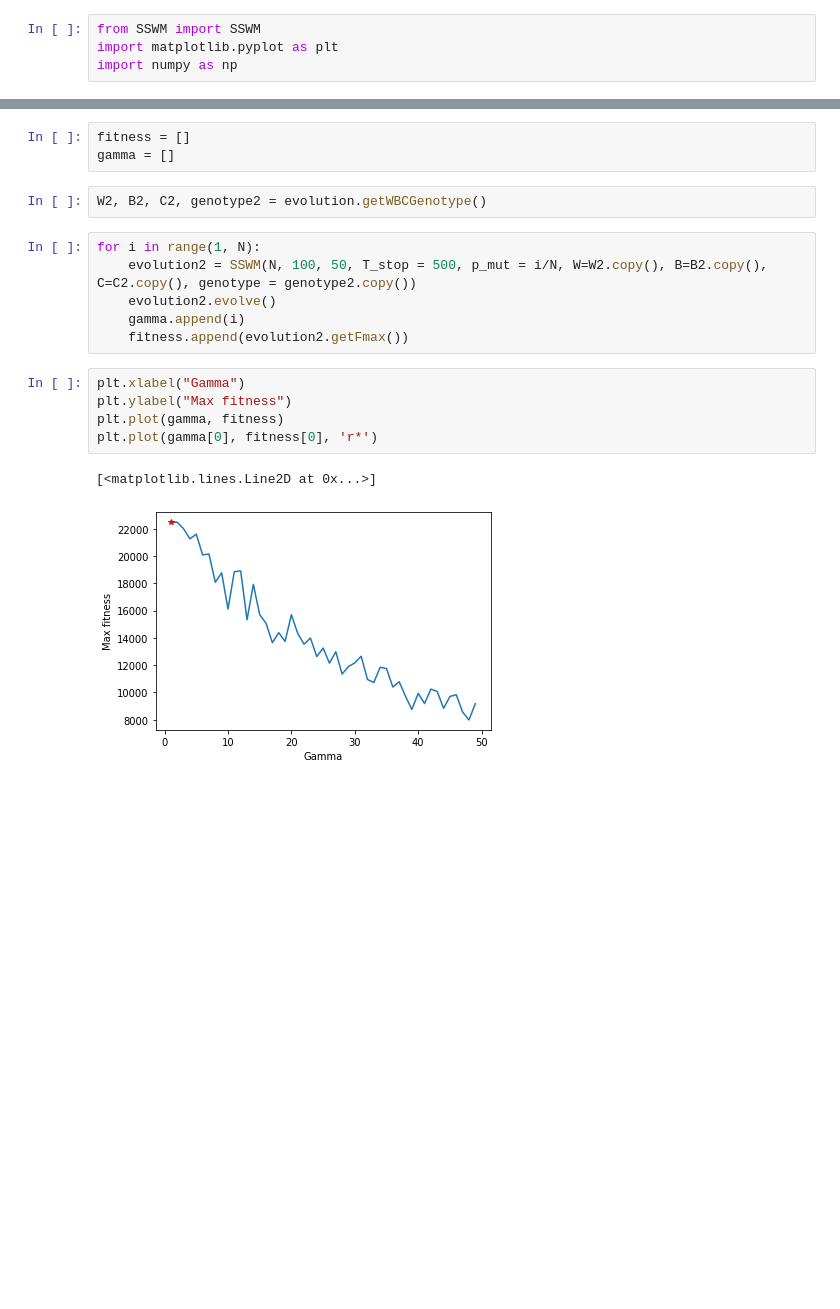
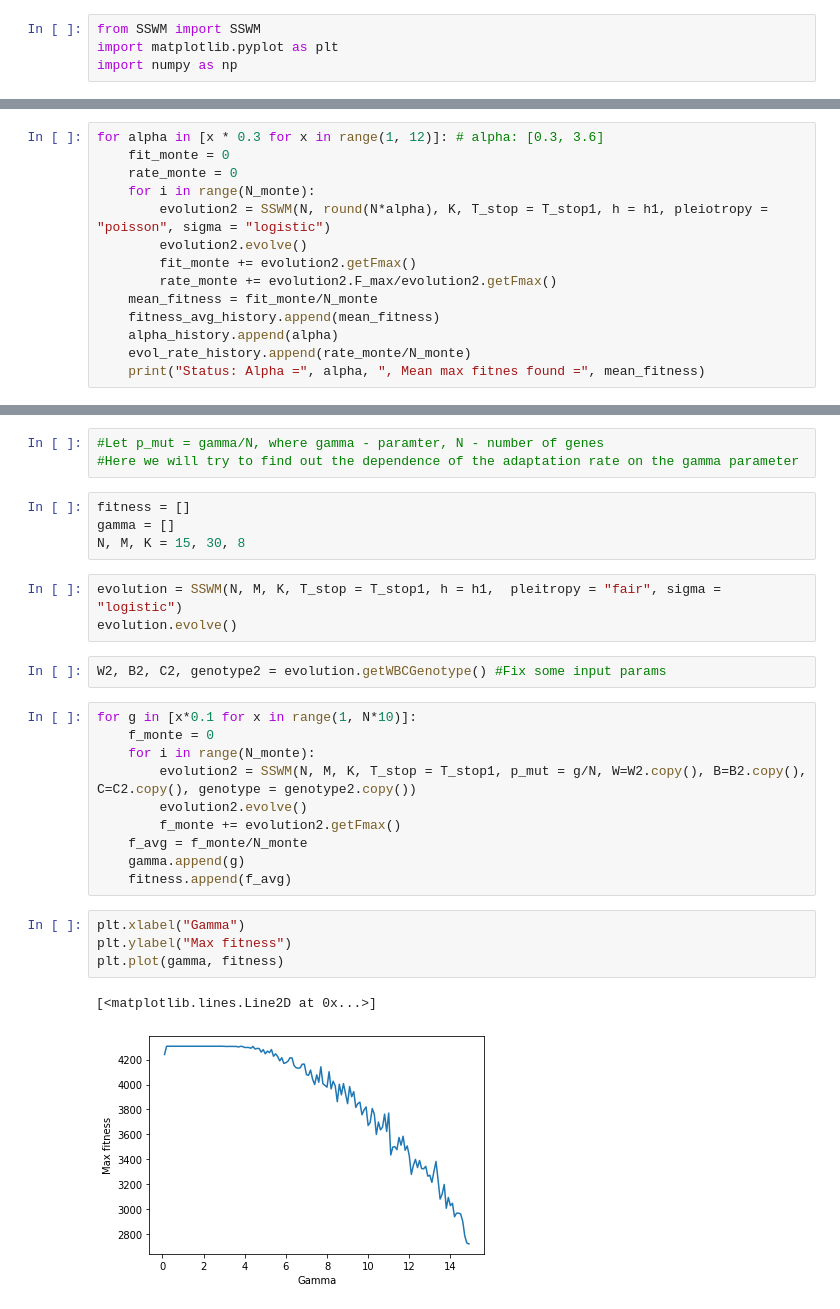
Before and after one commit to dxrsgn/Genetic-algo-exam, a Jupyter notebook: Workbook.ipynb, the cells around one changed output, grey strips where cells are left out. Cells and saved outputs as stored; diff of their text form; blank space fills up the shorter version.

```diff
--- a/Workbook.ipynb
+++ b/Workbook.ipynb
@@ -22,0 +38,14 @@ Theoretical max fitness = 0.3763792852343627 Max fitness found 22460.64791139744
+# %%
+for alpha in [x * 0.3 for x in range(1, 12)]: # alpha: [0.3, 3.6]
+    fit_monte = 0
+    rate_monte = 0
+    for i in range(N_monte):
+        evolution2 = SSWM(N, round(N*alpha), K, T_stop = T_stop1, h = h1, pleiotropy = "poisson", sigma = "logistic")
+        evolution2.evolve()
+        fit_monte += evolution2.getFmax()
+        rate_monte += evolution2.F_max/evolution2.getFmax()
+    mean_fitness = fit_monte/N_monte
+    fitness_avg_history.append(mean_fitness)
+    alpha_history.append(alpha)
+    evol_rate_history.append(rate_monte/N_monte)
+    print("Status: Alpha =", alpha, ", Mean max fitnes found =", mean_fitness)
@@ -23,20 +82,30 @@ Theoretical max fitness = 0.3763792852343627 Max fitness found 22460.64791139744
+# %%
+#Let p_mut = gamma/N, where gamma - paramter, N - number of genes
+#Here we will try to find out the dependence of the adaptation rate on the gamma parameter
 # %%
 fitness = []
 gamma = []
+N, M, K = 15, 30, 8
+# %%
+evolution = SSWM(N, M, K, T_stop = T_stop1, h = h1,  pleitropy = "fair", sigma = "logistic")
+evolution.evolve()
 # %%
-W2, B2, C2, genotype2 = evolution.getWBCGenotype()
+W2, B2, C2, genotype2 = evolution.getWBCGenotype() #Fix some input params
 # %%
-for i in range(1, N):
-    evolution2 = SSWM(N, 100, 50, T_stop = 500, p_mut = i/N, W=W2.copy(), B=B2.copy(), C=C2.copy(), genotype = genotype2.copy())
-    evolution2.evolve()
-    gamma.append(i)
-    fitness.append(evolution2.getFmax())
+for g in [x*0.1 for x in range(1, N*10)]:
+    f_monte = 0
+    for i in range(N_monte):
+        evolution2 = SSWM(N, M, K, T_stop = T_stop1, p_mut = g/N, W=W2.copy(), B=B2.copy(), C=C2.copy(), genotype = genotype2.copy())
+        evolution2.evolve()
+        f_monte += evolution2.getFmax()
+    f_avg = f_monte/N_monte
+    gamma.append(g)
+    fitness.append(f_avg)
 # %%
 plt.xlabel("Gamma")
 plt.ylabel("Max fitness")
 plt.plot(gamma, fitness)
-plt.plot(gamma[0], fitness[0], 'r*')
 # %% [output]
 [<matplotlib.lines.Line2D at 0x...>]
-[figure, old version]
+[figure, new version]
 # %%
```
Also changed, not shown: parts of 16 cells of this notebook, 2 other files.
